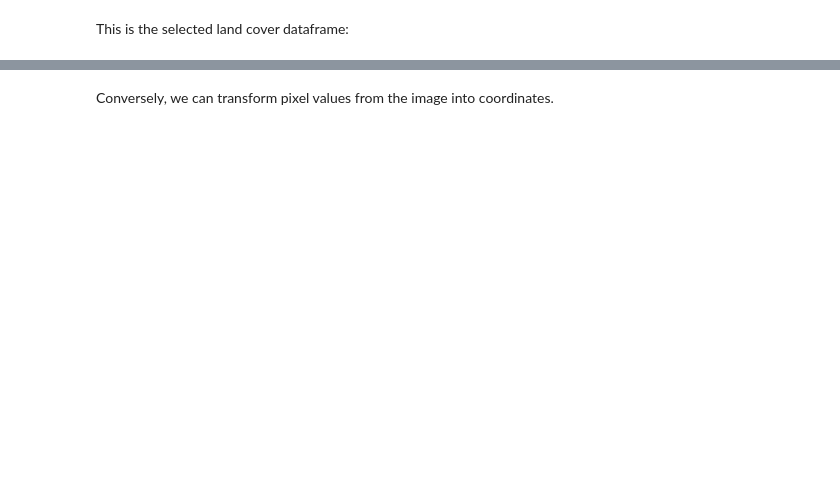
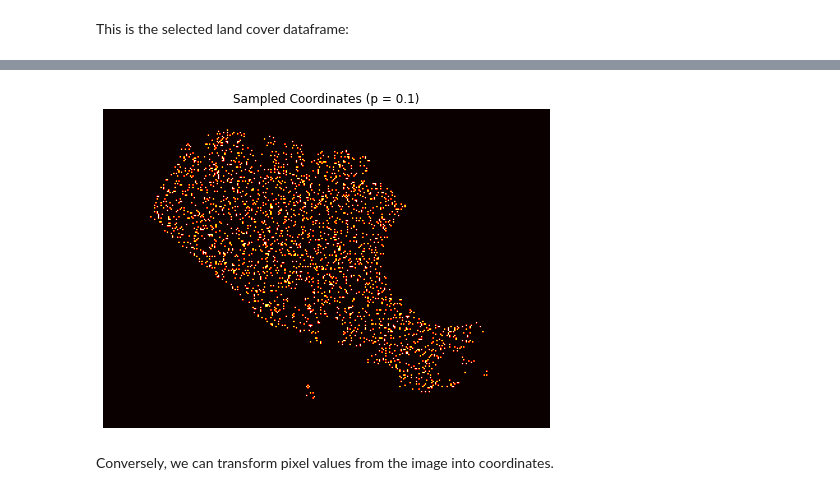
Before and after one commit to jayalabanda/projet-CNES, a Jupyter notebook: main.ipynb, the cells around one changed output, grey strips where cells are left out. Cells and saved outputs as stored; diff of their text form; code cells hidden in the pictures; blank space fills up the shorter version.

```diff
--- a/main.ipynb
+++ b/main.ipynb
@@ -279,8 +336,13 @@ while True:
         print('Please enter a valid number.')
 # %%
 rand_image = land_c.create_sample_coordinates(fire, SEED, prob)
-ip.imshow(rand_image, 'Sampled Coordinates', cmap='hot')
+plt.figure(figsize=(8, 6))
+plt.imshow(rand_image, cmap='hot')
+plt.title(f'Sampled Coordinates (p = {prob})')
+plt.axis('off')
 plt.show()
+# %% [output]
+[figure, added]
 # %% [markdown]
 Conversely, we can transform pixel values from the image into coordinates.
 # %%
```
Also changed, not shown: parts of 34 cells of this notebook, 6 other files.
